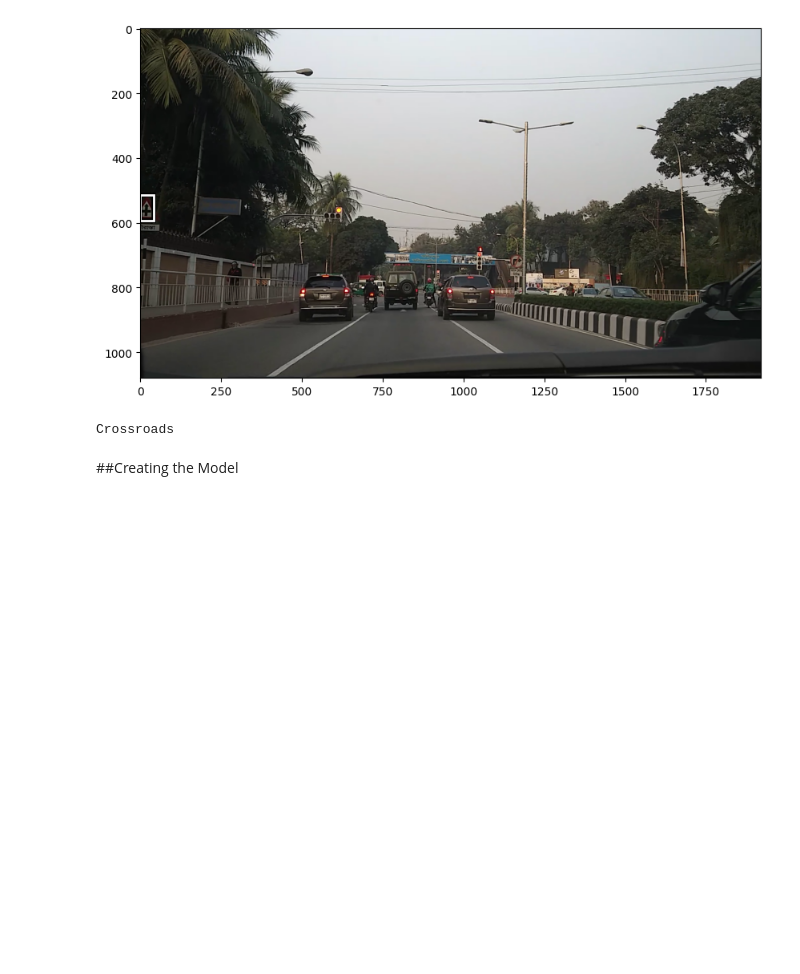
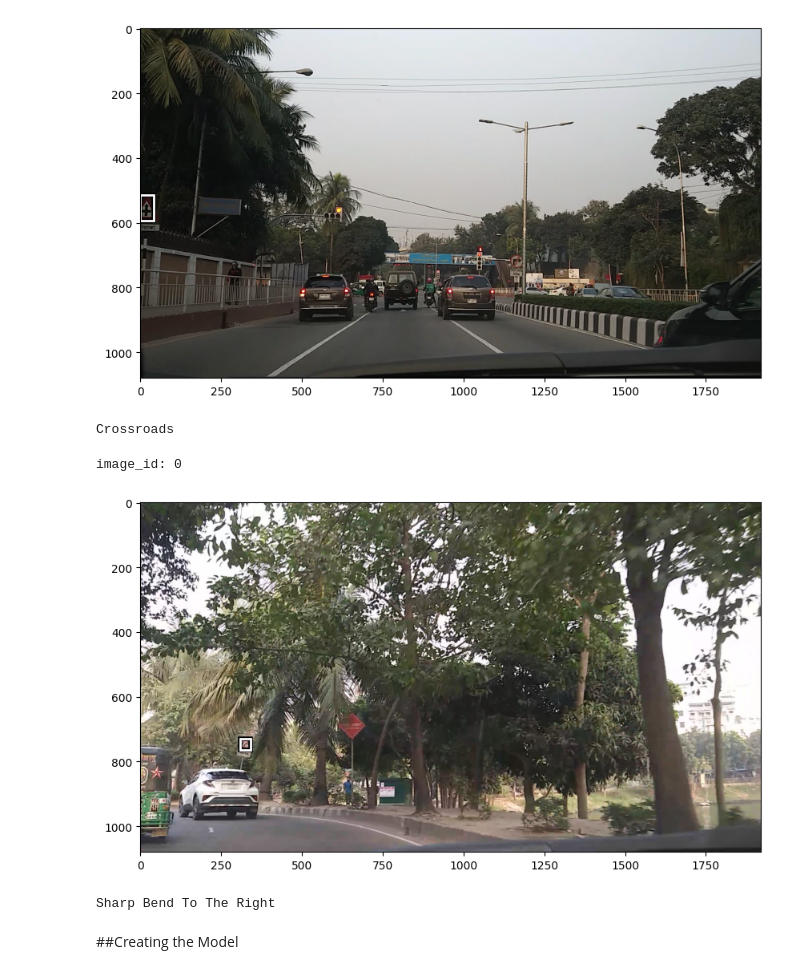
Before and after one commit to Samin-Sadaf7/Image_works, a Jupyter notebook: EfficientDet_traffic_sign_detection.ipynb, the cells around one changed output. Cells and saved outputs as stored; diff of their text form; code cells hidden in the pictures; blank space fills up the shorter version.

Commit message:
Updated code to use proper validation dataset

```diff
--- a/EfficientDet_traffic_sign_detection.ipynb
+++ b/EfficientDet_traffic_sign_detection.ipynb
@@ -69,2 +78,3 @@ df.head()
 # %%
-df.rename(columns={'filename':'image'}, inplace=True)
+df_train.rename(columns={'filename':'image'}, inplace=True)
+df_val.rename(columns={'filename':'image'}, inplace=True)
@@ -91,0 +81,6 @@ len(modified_df['class'].unique())
+# %%
+import os
+image_files_train = os.listdir(train_dataset_path)
+image_files_val = os.listdir(val_dataset_path)
+modified_df_train = df_train[df_train['image'].isin(image_files_train)]
+modified_df_val = df_val[df_val['image'].isin(image_files_val)]
@@ -92,5 +119,4 @@ len(modified_df['class'].unique())
 # %%
-# Define a mapping from class names to serial numbers
 class_to_serial = {
     'Crossroads': 1,
     'no use of horn': 2,
@@ -106,12 +132,14 @@ class_to_serial = {
     'No Overtaking': 12,
     'Sharp Bend To The Right': 13,
     'Speed Limit 60 km/h': 14,
-    'UTurn': 15
+    'U Turn': 15
 }
 
-modified_df['class'] = modified_df['class'].map(class_to_serial)
+modified_df_train['class'] = modified_df_train['class'].map(class_to_serial)
+modified_df_val['class'] = modified_df_val['class'].map(class_to_serial)
 
-print(modified_df)
+print(modified_df_train)
+print(modified_df_val)
 # %% [output]
               image  xmin  ymin  xmax  ymax  class
 3    V0170_1250.png     1   514    41   592      1
@@ -225,13 +261,20 @@ class TrafficSignsDatasetAdaptor:
         show_image(image, bboxes.tolist())
         print(get_class_name(class_labels[0]))
 # %%
-traffic_sign_train_ds = TrafficSignsDatasetAdaptor(train_dataset_path, modified_df)
+traffic_sign_train_ds = TrafficSignsDatasetAdaptor(train_dataset_path, modified_df_train)
+traffic_sign_val_ds = TrafficSignsDatasetAdaptor(val_dataset_path, modified_df_val)
 # %%
 traffic_sign_train_ds.show_image(0)
 # %% [output]
 image_id: 0
 [figure]
 Crossroads
+# %%
+traffic_sign_val_ds.show_image(0)
+# %% [output]
+image_id: 0
+[figure, added]
+Sharp Bend To The Right
 # %% [markdown]
 ##Creating the Model
 # %%
```
Also changed, not shown: parts of 32 cells of this notebook.
